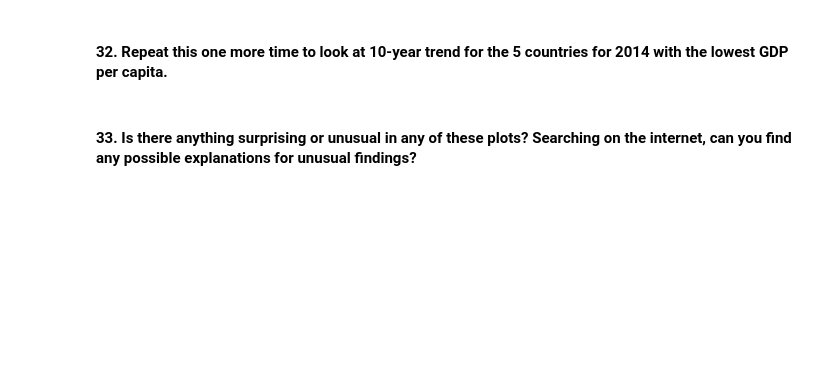
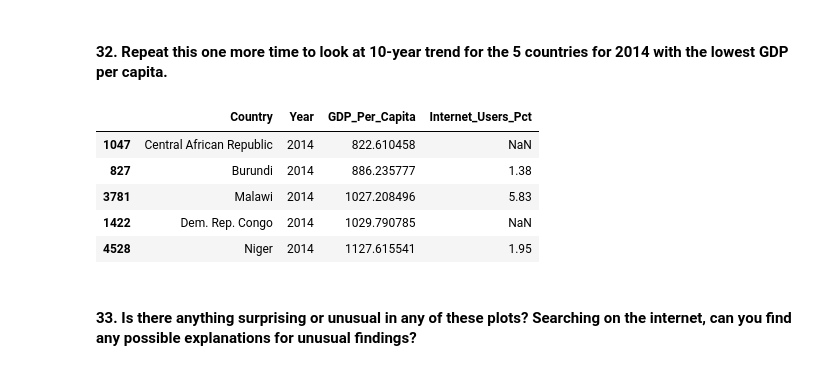
Before and after one commit to NSS-Data-Analytics-Cohort-7/gdp-and-internet-usage-tlong1106, a Jupyter notebook: notebooks/un_data_project.ipynb, the cells around one changed output. Cells and saved outputs as stored; diff of their text form; code cells hidden in the pictures; blank space fills up the shorter version.

```diff
--- a/notebooks/un_data_project.ipynb
+++ b/notebooks/un_data_project.ipynb
@@ -215,2 +511,11 @@ gdp_internet_2014.sort_values(["GDP_Per_Capita"], ascending=False).head(5)
 # %% [markdown]
 #### 32. Repeat this one more time to look at 10-year trend for the 5 countries for 2014 with the lowest GDP per capita.
+# %%
+gdp_internet_2014.sort_values(["GDP_Per_Capita"], ascending=True).head(5)
+# %% [output]
+|  | Country | Year | GDP_Per_Capita | Internet_Users_Pct |
+| 1047 | Central African Republic | 2014 | 822.610458 | NaN |
+| 827 | Burundi | 2014 | 886.235777 | 1.38 |
+| 3781 | Malawi | 2014 | 1027.208496 | 5.83 |
+| 1422 | Dem. Rep. Congo | 2014 | 1029.790785 | NaN |
+| 4528 | Niger | 2014 | 1127.615541 | 1.95 |
```
Also changed, not shown: parts of 36 cells of this notebook.
